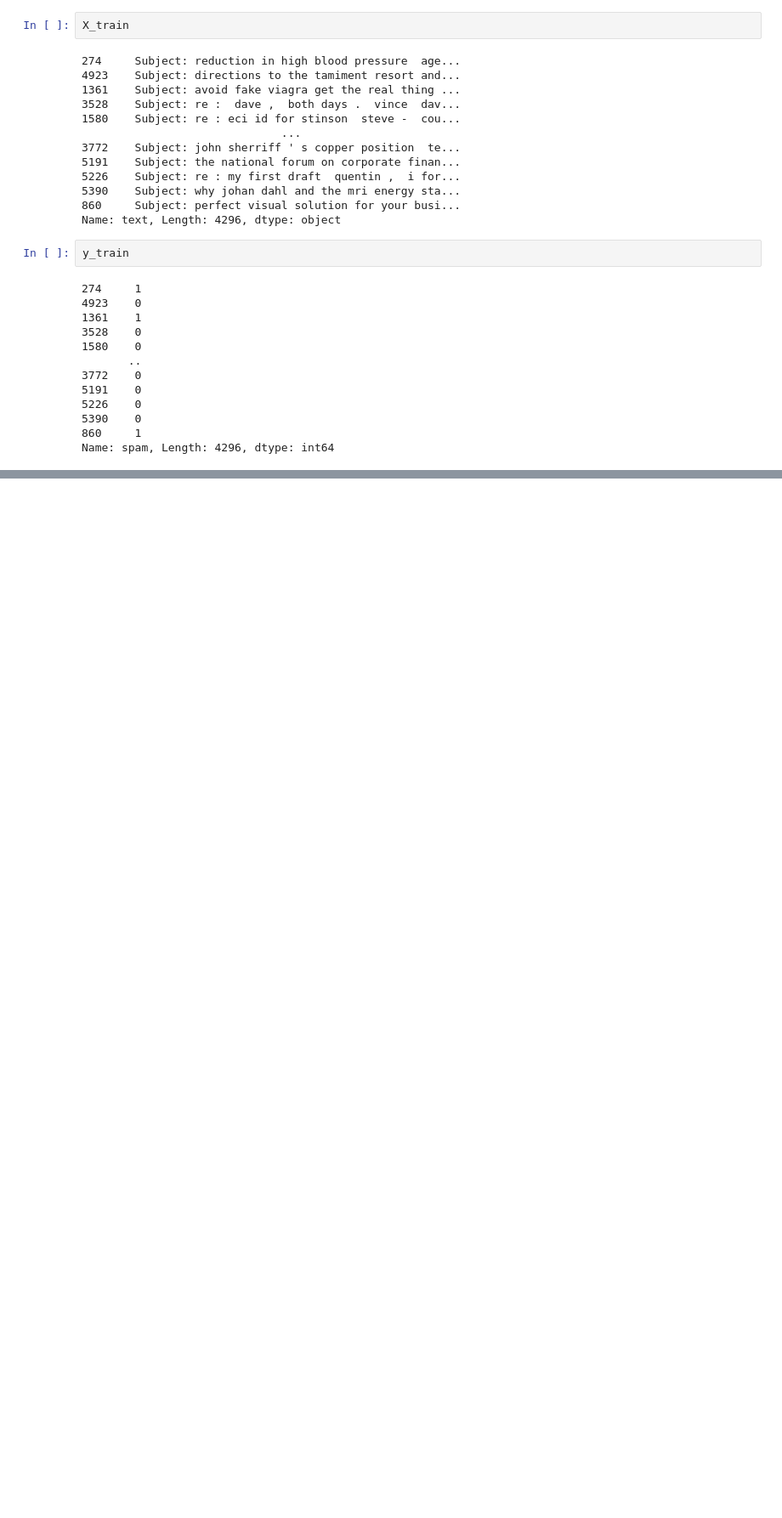
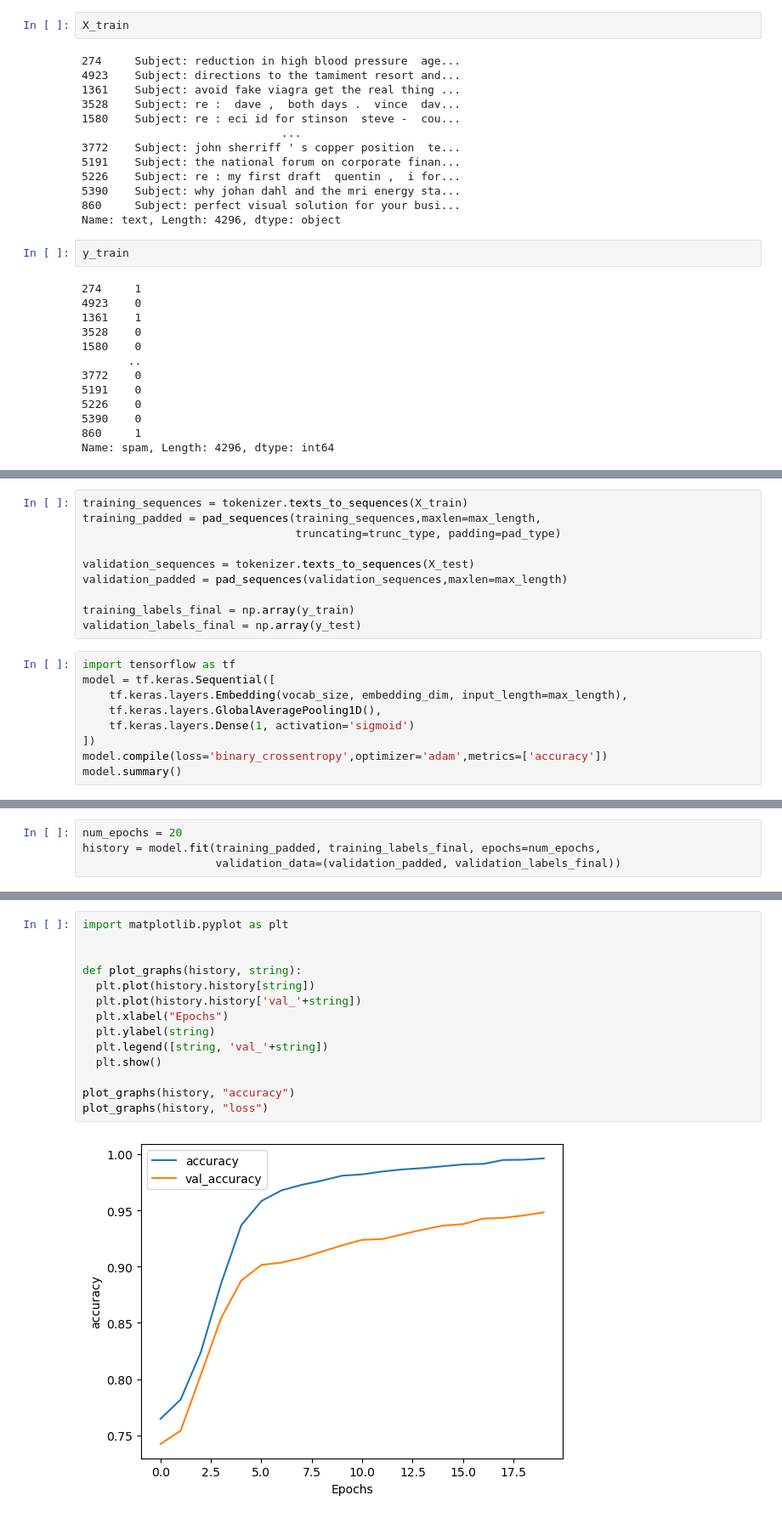
Before and after one commit to sdray5/projects, a Jupyter notebook: EmailSpamPredictor/Email Spam Predictor.ipynb, the cells around one changed output, grey strips where cells are left out. Shown at 85% size. Cells and saved outputs as stored; diff of their text form; blank space fills up the shorter version.

Commit message:
Created model for email spam predictor

```diff
--- a/EmailSpamPredictor/Email Spam Predictor.ipynb
+++ b/EmailSpamPredictor/Email Spam Predictor.ipynb
@@ -77,0 +100,19 @@ Name: spam, Length: 4296, dtype: int64
+# %%
+training_sequences = tokenizer.texts_to_sequences(X_train)
+training_padded = pad_sequences(training_sequences,maxlen=max_length,
+                                truncating=trunc_type, padding=pad_type)
+
+validation_sequences = tokenizer.texts_to_sequences(X_test)
+validation_padded = pad_sequences(validation_sequences,maxlen=max_length)
+
+training_labels_final = np.array(y_train)
+validation_labels_final = np.array(y_test)
+# %%
+import tensorflow as tf
+model = tf.keras.Sequential([
+    tf.keras.layers.Embedding(vocab_size, embedding_dim, input_length=max_length),
+    tf.keras.layers.GlobalAveragePooling1D(),
+    tf.keras.layers.Dense(1, activation='sigmoid')
+])
+model.compile(loss='binary_crossentropy',optimizer='adam',metrics=['accuracy'])
+model.summary()
@@ -77,0 +136,4 @@ Name: spam, Length: 4296, dtype: int64
+# %%
+num_epochs = 20
+history = model.fit(training_padded, training_labels_final, epochs=num_epochs,
+                    validation_data=(validation_padded, validation_labels_final))
@@ -77,0 +158,16 @@ Name: spam, Length: 4296, dtype: int64
+# %%
+import matplotlib.pyplot as plt
+
+
+def plot_graphs(history, string):
+  plt.plot(history.history[string])
+  plt.plot(history.history['val_'+string])
+  plt.xlabel("Epochs")
+  plt.ylabel(string)
+  plt.legend([string, 'val_'+string])
+  plt.show()
+
+plot_graphs(history, "accuracy")
+plot_graphs(history, "loss")
+# %% [output]
+[figure, added]
```
Also changed, not shown: parts of 10 cells of this notebook.
